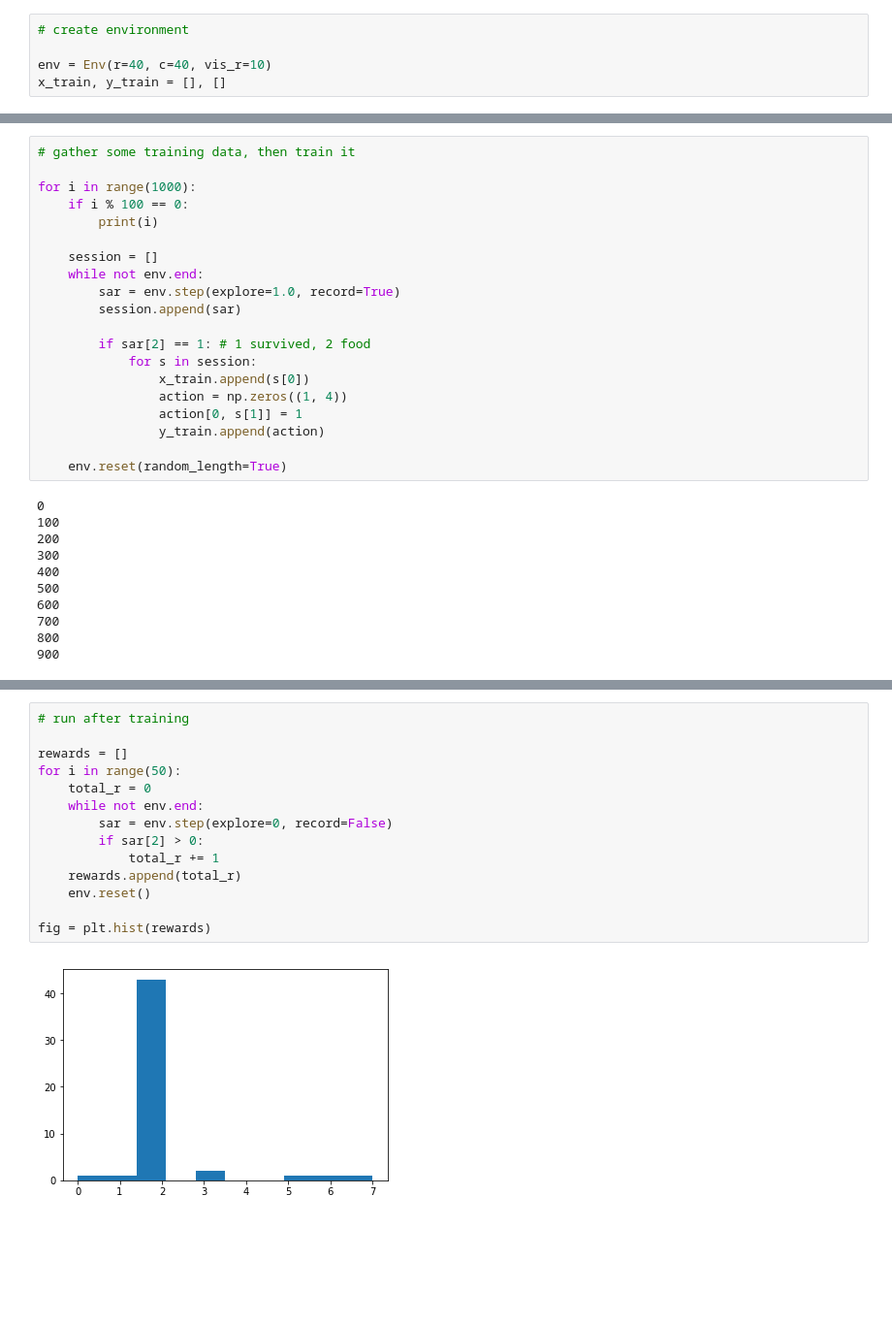
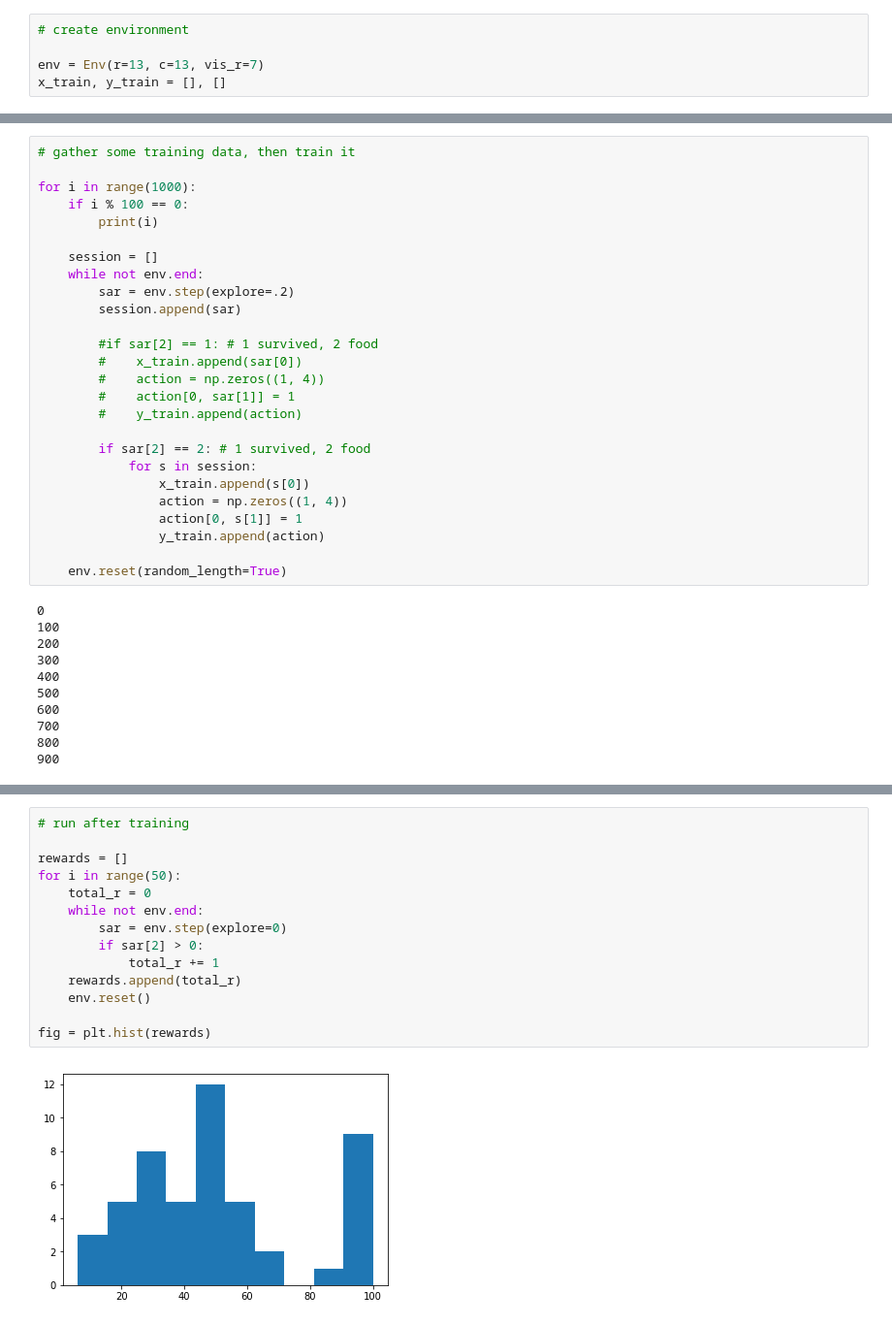
Before and after one commit to JonComo/snake, a Jupyter notebook: snake.ipynb, the cells around one changed output, grey strips where cells are left out. Shown at 97% size. Drawn from its saved outputs; the diff is of its cells as text; blank space fills up the shorter version.

```diff
--- a/snake.ipynb
+++ b/snake.ipynb
@@ -152,7 +167,7 @@ class Env(object):
 # %%
 # create environment
 
-env = Env(r=40, c=40, vis_r=10)
+env = Env(r=13, c=13, vis_r=7)
 x_train, y_train = [], []
 # %%
 x_train, y_train = [], []
@@ -165,10 +180,16 @@ for i in range(1000):
 
     session = []
     while not env.end:
-        sar = env.step(explore=1.0, record=True)
+        sar = env.step(explore=.2)
         session.append(sar)
 
-        if sar[2] == 1: # 1 survived, 2 food
+        #if sar[2] == 1: # 1 survived, 2 food
+        #    x_train.append(sar[0])
+        #    action = np.zeros((1, 4))
+        #    action[0, sar[1]] = 1
+        #    y_train.append(action)
+
+        if sar[2] == 2: # 1 survived, 2 food
             for s in session:
                 x_train.append(s[0])
                 action = np.zeros((1, 4))
@@ -198,19 +225,19 @@ Epoch 1/1
 # %%
 # run after training
 
 rewards = []
 for i in range(50):
     total_r = 0
     while not env.end:
-        sar = env.step(explore=0, record=False)
+        sar = env.step(explore=0)
         if sar[2] > 0:
             total_r += 1
     rewards.append(total_r)
     env.reset()
 
 fig = plt.hist(rewards)
 # %% [output]
-[figure, old version]
+[figure, new version]
 # %%
 # visualize agent
 
```
Also changed, not shown: parts of 6 cells of this notebook.
